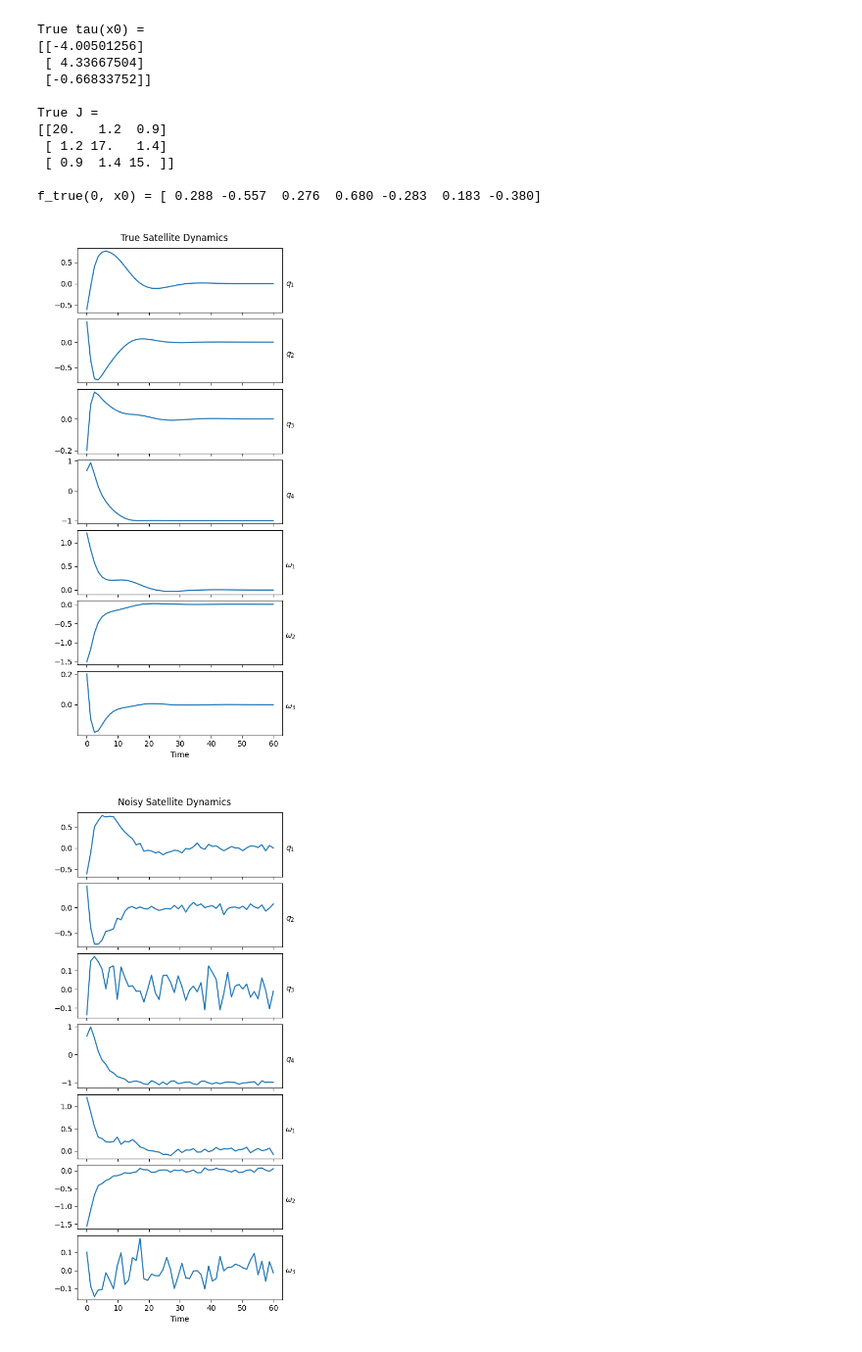
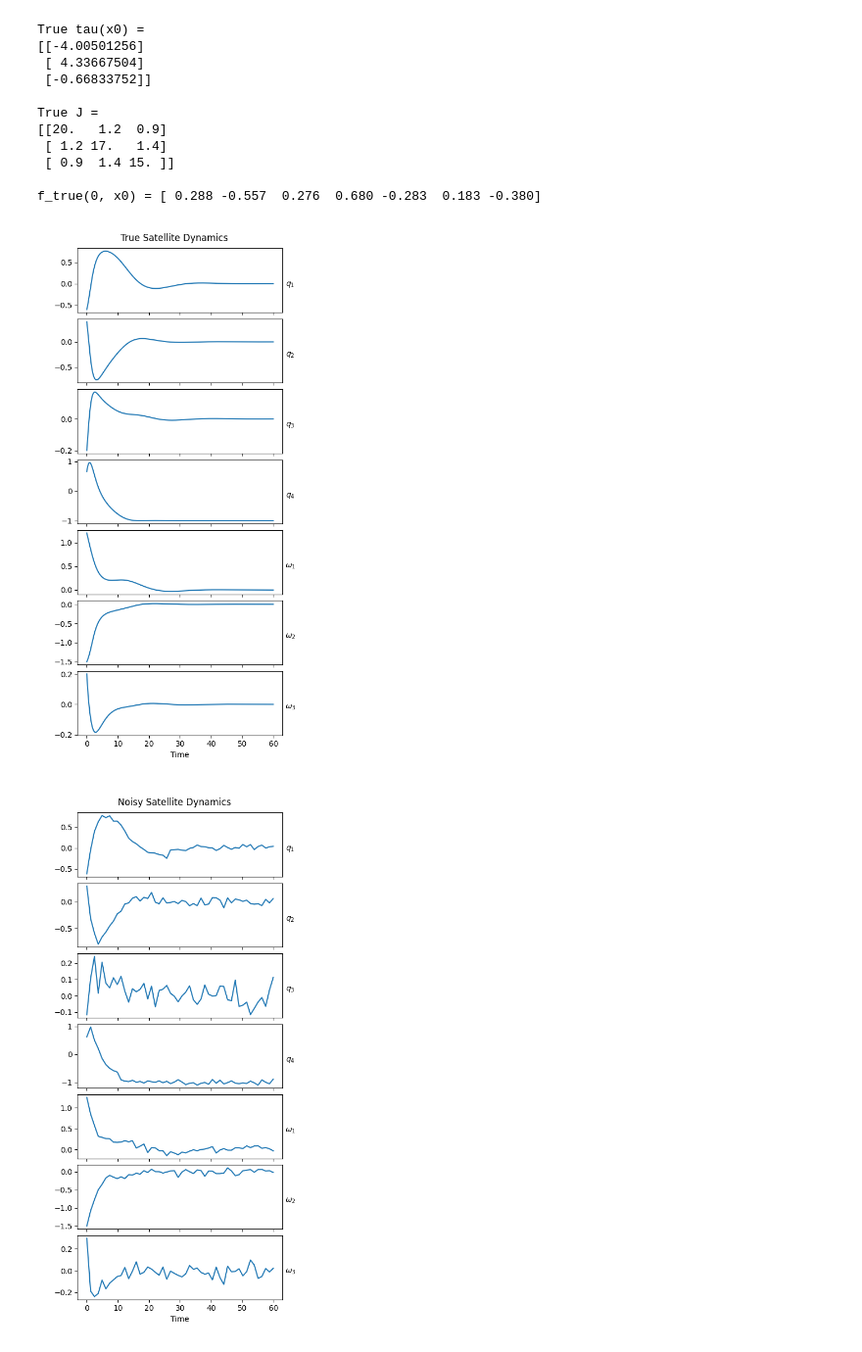
Before and after one commit to akshatd/ae567-inference, a Jupyter notebook: project_2b/ex2a.ipynb, the cells around one changed output. Shown at 98% size. Cells and saved outputs as stored; diff of their text form; code cells hidden in the pictures.

Commit message:
increase fidelity of true sim

```diff
--- a/project_2b/ex2a.ipynb
+++ b/project_2b/ex2a.ipynb
@@ -83,11 +83,24 @@ print(f"\nf_true(0, x0) = {np.array2string(f_true(0, x0()), precision=3, floatmo
 T0 = 0
 Tend = 60
 Tsteps = 50
+
+# true output
+Tsteps_multiplier = 100  # increase the fidelity of the true solution
+Teval = np.linspace(T0, Tend, Tsteps*Tsteps_multiplier)
+sol_true = scipy.integrate.solve_ivp(
+    fun=f_true, t_span=(T0, Tend), y0=x0(), method='RK45', t_eval=Teval)
+Tspan_true = sol_true.t
+x_true = sol_true.y  # 7(dims) x Tsteps(5000)
+
+# sensor output, low fiedlity and corrupted by noise
 Teval = np.linspace(T0, Tend, Tsteps)
-ode_sol = scipy.integrate.solve_ivp(
+sol_sens = scipy.integrate.solve_ivp(
     fun=f_true, t_span=(T0, Tend), y0=x0(), method='RK45', t_eval=Teval)
-Tspan = ode_sol.t
-x_true = ode_sol.y  # 7(dims) x Tsteps(50)
+Tspan_sens = sol_sens.t
+x_sens = sol_sens.y + np.random.normal(0, 0.05, (sol_sens.y.shape))
+
+# set multiplier to 1 and run this to check that the solutions would be the same if run twice
+# assert np.allclose(x_true,sol_sens.y), "x_true != sol_sens.y"
 # %% [output]
 x0 = [-0.600  0.400 -0.200  0.663  1.200 -1.500  0.200]
 
@@ -110,26 +123,25 @@ f_true(0, x0) = [ 0.288 -0.557  0.276  0.680 -0.283  0.183 -0.380]
 # %%
 # generate noisy data
 
 def plot_ode(fignum, t, x, x_names, title):
     plt.close(fignum)
     fig, axs = plt.subplots(x.shape[0], 1, sharex=True, num=fignum, figsize=(5, 10))
     fig.tight_layout(pad=3)
     fig.suptitle(title)
     for i, (ax, x_name) in enumerate(zip(axs, x_names)):
         ax.plot(t, x[i, :])
         ax.set_ylabel(x_name, rotation=0, labelpad=10)
         ax.yaxis.set_label_position("right")
     axs[-1].set_xlabel('Time')
     fig.subplots_adjust(hspace=0.1)
     fig.savefig(f'figs/{title}.svg')
     plt.show()
     return fignum + 1
 
 
 fignum = 1
-fignum = plot_ode(fignum, Tspan, x_true, X_NAMES, "True Satellite Dynamics")
-x_noisy = x_true + np.random.normal(0, 0.05, x_true.shape)
-fignum = plot_ode(fignum, Tspan, x_noisy, X_NAMES, "Noisy Satellite Dynamics")
+fignum = plot_ode(fignum, Tspan_true, x_true, X_NAMES, "True Satellite Dynamics")
+fignum = plot_ode(fignum, Tspan_sens, x_sens, X_NAMES, "Noisy Satellite Dynamics")
 # %% [output]
-[figure, old version]
+[figure, new version]
-[figure, old version]
+[figure, new version]
```
